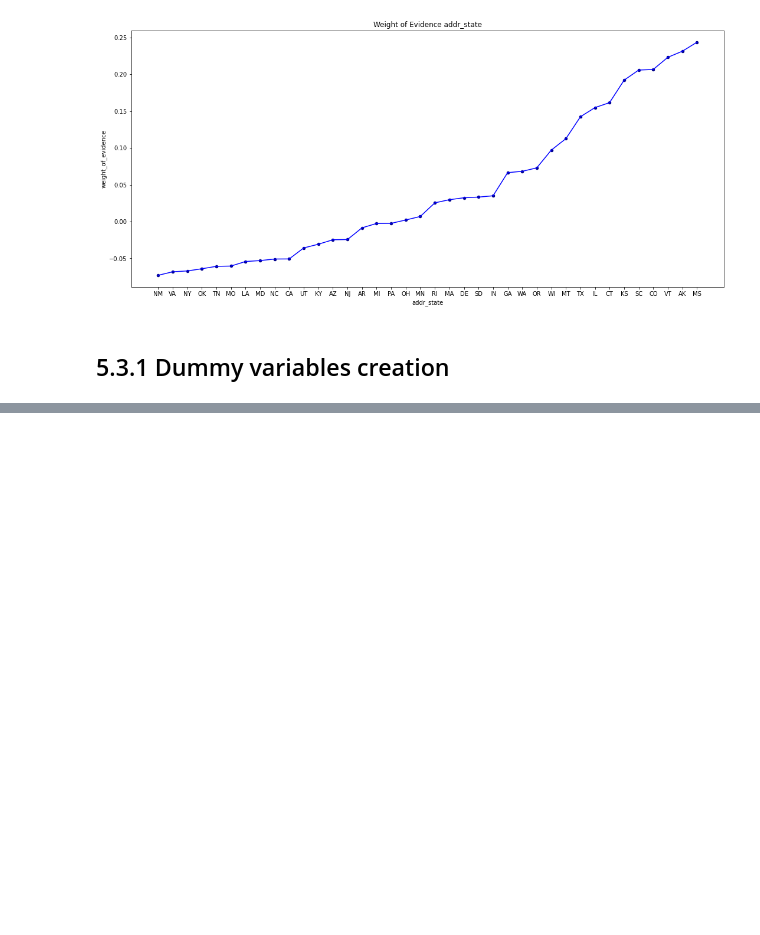
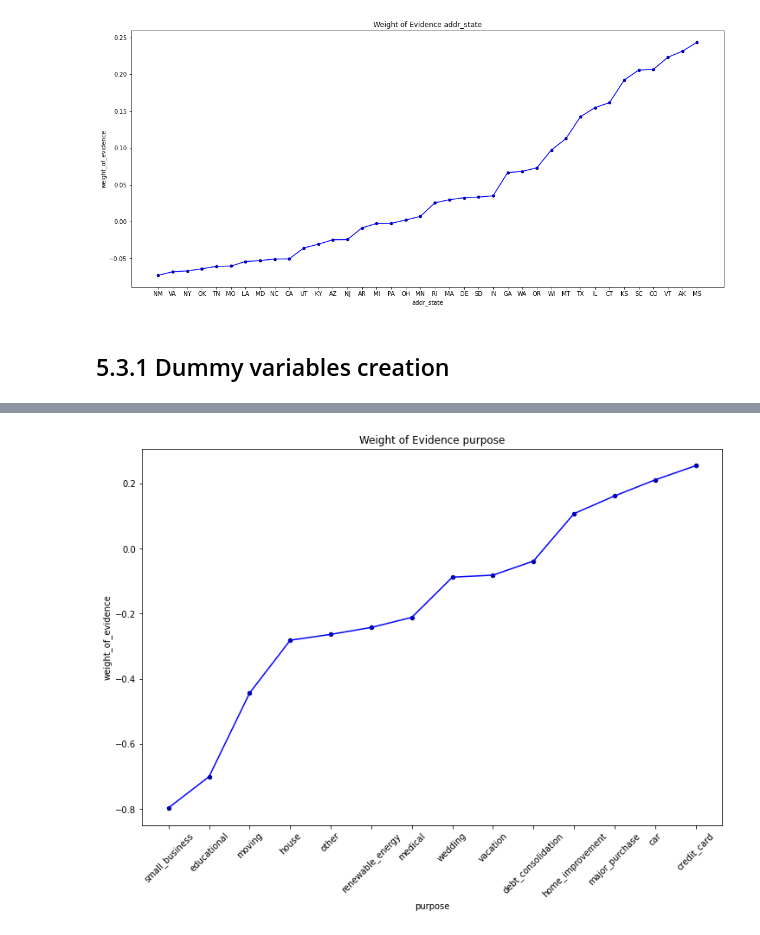
Before and after one commit to kevinmiguel97/Lending-Club-Credit-RIsk-Model, a Jupyter notebook: Lending Club Risk Model.ipynb, the cells around one changed output, grey strips where cells are left out. Saved outputs shown, nothing was run; the diff lists cells and outputs as text; code cells hidden in the pictures; blank space fills up the shorter version.

```diff
--- a/Lending Club Risk Model.ipynb
+++ b/Lending Club Risk Model.ipynb
@@ -486,0 +506,3 @@ for X in (X_train, X_test):
+# %%
+df_temp = create_woe_discrete('purpose', X_train, y_train)['table']
+df_temp.sort_values(by='weight_of_evidence')
@@ -486,0 +525,4 @@ for X in (X_train, X_test):
+# %%
+plot_weight_of_evidence(df_temp)
+# %% [output]
+[figure, added]
```
Also changed, not shown: parts of 10 cells of this notebook, 2 other files.
